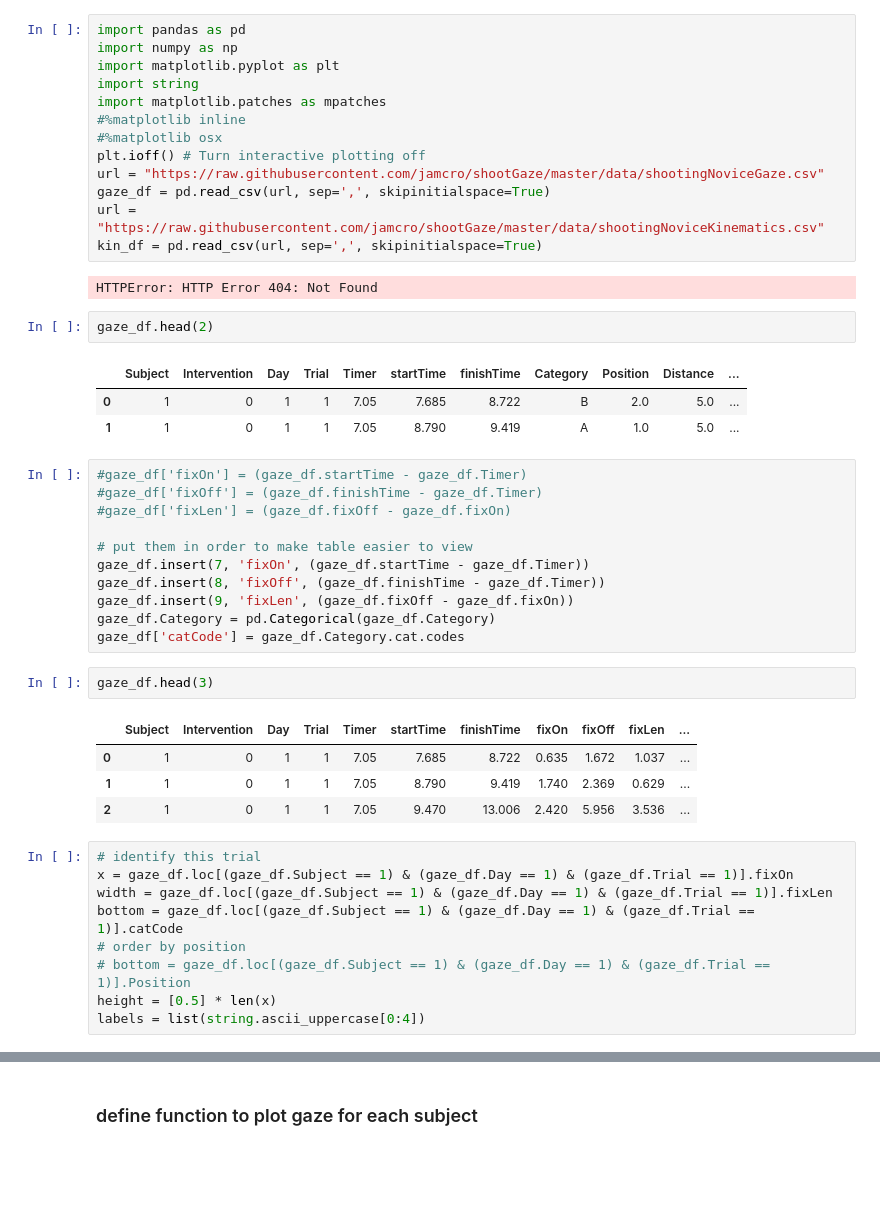
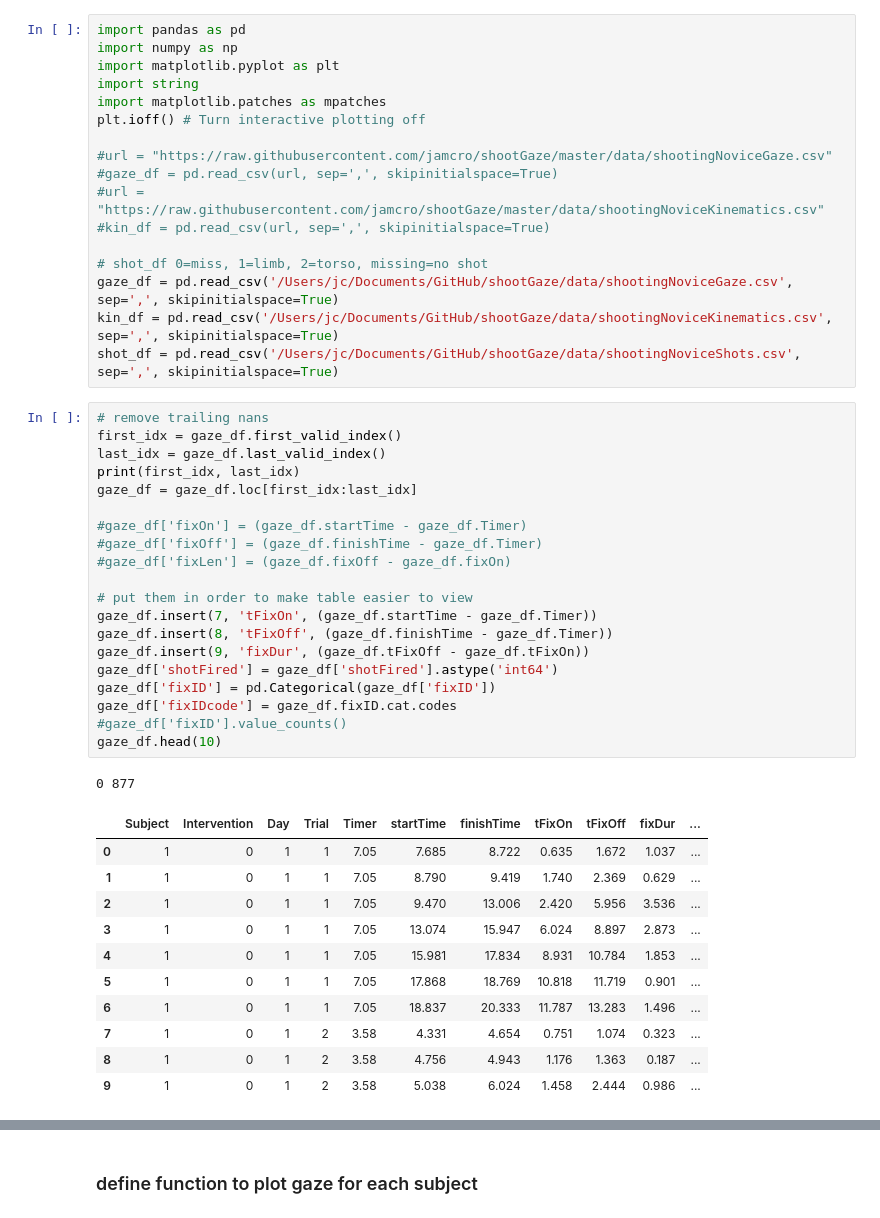
Before and after one commit to jamcro/shootGaze, a Jupyter notebook: py/gazeTimeline.ipynb, the cells around one changed output, grey strips where cells are left out. Saved outputs shown, nothing was run; the diff lists cells and outputs as text; blank space fills up the shorter version.

Commit message:
combine dataframes and find events when shot fired
Find gaze and events when fixation on valid threat and shot fired

```diff
--- a/py/gazeTimeline.ipynb
+++ b/py/gazeTimeline.ipynb
@@ -4,45 +4,47 @@ import numpy as np
 import matplotlib.pyplot as plt
 import string
 import matplotlib.patches as mpatches
-#%matplotlib inline
-#%matplotlib osx
 plt.ioff() # Turn interactive plotting off
-url = "https://raw.githubusercontent.com/jamcro/shootGaze/master/data/shootingNoviceGaze.csv"
-gaze_df = pd.read_csv(url, sep=',', skipinitialspace=True)
-url = "https://raw.githubusercontent.com/jamcro/shootGaze/master/data/shootingNoviceKinematics.csv"
-kin_df = pd.read_csv(url, sep=',', skipinitialspace=True)
+
+#url = "https://raw.githubusercontent.com/jamcro/shootGaze/master/data/shootingNoviceGaze.csv"
+#gaze_df = pd.read_csv(url, sep=',', skipinitialspace=True)
+#url = "https://raw.githubusercontent.com/jamcro/shootGaze/master/data/shootingNoviceKinematics.csv"
+#kin_df = pd.read_csv(url, sep=',', skipinitialspace=True)
+
+# shot_df 0=miss, 1=limb, 2=torso, missing=no shot
+gaze_df = pd.read_csv('/Users/jc/Documents/GitHub/shootGaze/data/shootingNoviceGaze.csv', sep=',', skipinitialspace=True)
+kin_df = pd.read_csv('/Users/jc/Documents/GitHub/shootGaze/data/shootingNoviceKinematics.csv', sep=',', skipinitialspace=True)
+shot_df = pd.read_csv('/Users/jc/Documents/GitHub/shootGaze/data/shootingNoviceShots.csv', sep=',', skipinitialspace=True)
-# %% [output]
-HTTPError: HTTP Error 404: Not Found
-# %%
-gaze_df.head(2)
-# %% [output]
-|  | Subject | Intervention | Day | Trial | Timer | startTime | finishTime | Category | Position | Distance | ... |
-| 0 | 1 | 0 | 1 | 1 | 7.05 | 7.685 | 8.722 | B | 2.0 | 5.0 | ... |
-| 1 | 1 | 0 | 1 | 1 | 7.05 | 8.790 | 9.419 | A | 1.0 | 5.0 | ... |
 # %%
+# remove trailing nans
+first_idx = gaze_df.first_valid_index()
+last_idx = gaze_df.last_valid_index()
+print(first_idx, last_idx)
+gaze_df = gaze_df.loc[first_idx:last_idx]
+
 #gaze_df['fixOn'] = (gaze_df.startTime - gaze_df.Timer)
 #gaze_df['fixOff'] = (gaze_df.finishTime - gaze_df.Timer)
 #gaze_df['fixLen'] = (gaze_df.fixOff - gaze_df.fixOn)
 
 # put them in order to make table easier to view
-gaze_df.insert(7, 'fixOn', (gaze_df.startTime - gaze_df.Timer))
-gaze_df.insert(8, 'fixOff', (gaze_df.finishTime - gaze_df.Timer))
-gaze_df.insert(9, 'fixLen', (gaze_df.fixOff - gaze_df.fixOn))
-gaze_df.Category = pd.Categorical(gaze_df.Category)
-gaze_df['catCode'] = gaze_df.Category.cat.codes
+gaze_df.insert(7, 'tFixOn', (gaze_df.startTime - gaze_df.Timer))
+gaze_df.insert(8, 'tFixOff', (gaze_df.finishTime - gaze_df.Timer))
+gaze_df.insert(9, 'fixDur', (gaze_df.tFixOff - gaze_df.tFixOn))
+gaze_df['shotFired'] = gaze_df['shotFired'].astype('int64')
+gaze_df['fixID'] = pd.Categorical(gaze_df['fixID'])
+gaze_df['fixIDcode'] = gaze_df.fixID.cat.codes
+#gaze_df['fixID'].value_counts()
+gaze_df.head(10)
+# %% [output]
+0 877
+|  | Subject | Intervention | Day | Trial | Timer | startTime | finishTime | tFixOn | tFixOff | fixDur | ... |
+| 0 | 1 | 0 | 1 | 1 | 7.05 | 7.685 | 8.722 | 0.635 | 1.672 | 1.037 | ... |
+| 1 | 1 | 0 | 1 | 1 | 7.05 | 8.790 | 9.419 | 1.740 | 2.369 | 0.629 | ... |
+| 2 | 1 | 0 | 1 | 1 | 7.05 | 9.470 | 13.006 | 2.420 | 5.956 | 3.536 | ... |
+| 3 | 1 | 0 | 1 | 1 | 7.05 | 13.074 | 15.947 | 6.024 | 8.897 | 2.873 | ... |
+| 4 | 1 | 0 | 1 | 1 | 7.05 | 15.981 | 17.834 | 8.931 | 10.784 | 1.853 | ... |
+| 5 | 1 | 0 | 1 | 1 | 7.05 | 17.868 | 18.769 | 10.818 | 11.719 | 0.901 | ... |
+| 6 | 1 | 0 | 1 | 1 | 7.05 | 18.837 | 20.333 | 11.787 | 13.283 | 1.496 | ... |
+| 7 | 1 | 0 | 1 | 2 | 3.58 | 4.331 | 4.654 | 0.751 | 1.074 | 0.323 | ... |
+| 8 | 1 | 0 | 1 | 2 | 3.58 | 4.756 | 4.943 | 1.176 | 1.363 | 0.187 | ... |
+| 9 | 1 | 0 | 1 | 2 | 3.58 | 5.038 | 6.024 | 1.458 | 2.444 | 0.986 | ... |
-# %%
-gaze_df.head(3)
-# %% [output]
-|  | Subject | Intervention | Day | Trial | Timer | startTime | finishTime | fixOn | fixOff | fixLen | ... |
-| 0 | 1 | 0 | 1 | 1 | 7.05 | 7.685 | 8.722 | 0.635 | 1.672 | 1.037 | ... |
-| 1 | 1 | 0 | 1 | 1 | 7.05 | 8.790 | 9.419 | 1.740 | 2.369 | 0.629 | ... |
-| 2 | 1 | 0 | 1 | 1 | 7.05 | 9.470 | 13.006 | 2.420 | 5.956 | 3.536 | ... |
-# %%
-# identify this trial
-x = gaze_df.loc[(gaze_df.Subject == 1) & (gaze_df.Day == 1) & (gaze_df.Trial == 1)].fixOn
-width = gaze_df.loc[(gaze_df.Subject == 1) & (gaze_df.Day == 1) & (gaze_df.Trial == 1)].fixLen
-bottom = gaze_df.loc[(gaze_df.Subject == 1) & (gaze_df.Day == 1) & (gaze_df.Trial == 1)].catCode
-# order by position
-# bottom = gaze_df.loc[(gaze_df.Subject == 1) & (gaze_df.Day == 1) & (gaze_df.Trial == 1)].Position
-height = [0.5] * len(x)
-labels = list(string.ascii_uppercase[0:4])
```
Also changed, not shown: parts of 14 cells of this notebook.
